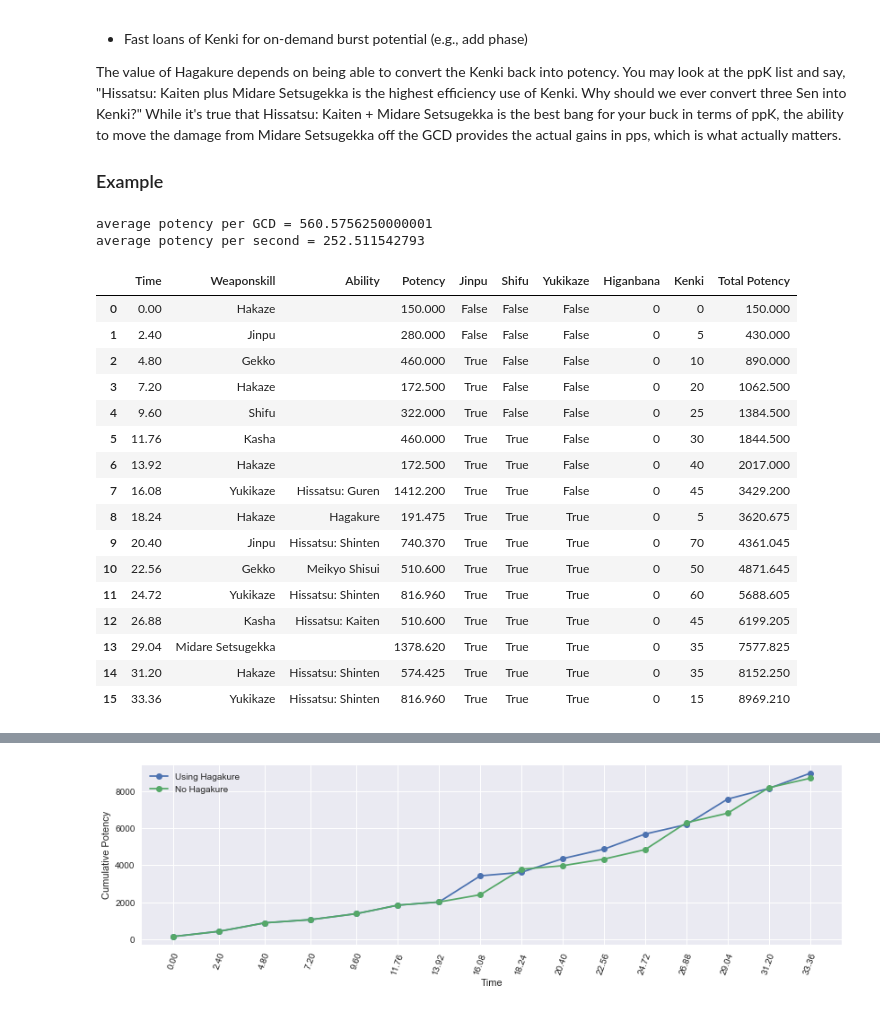
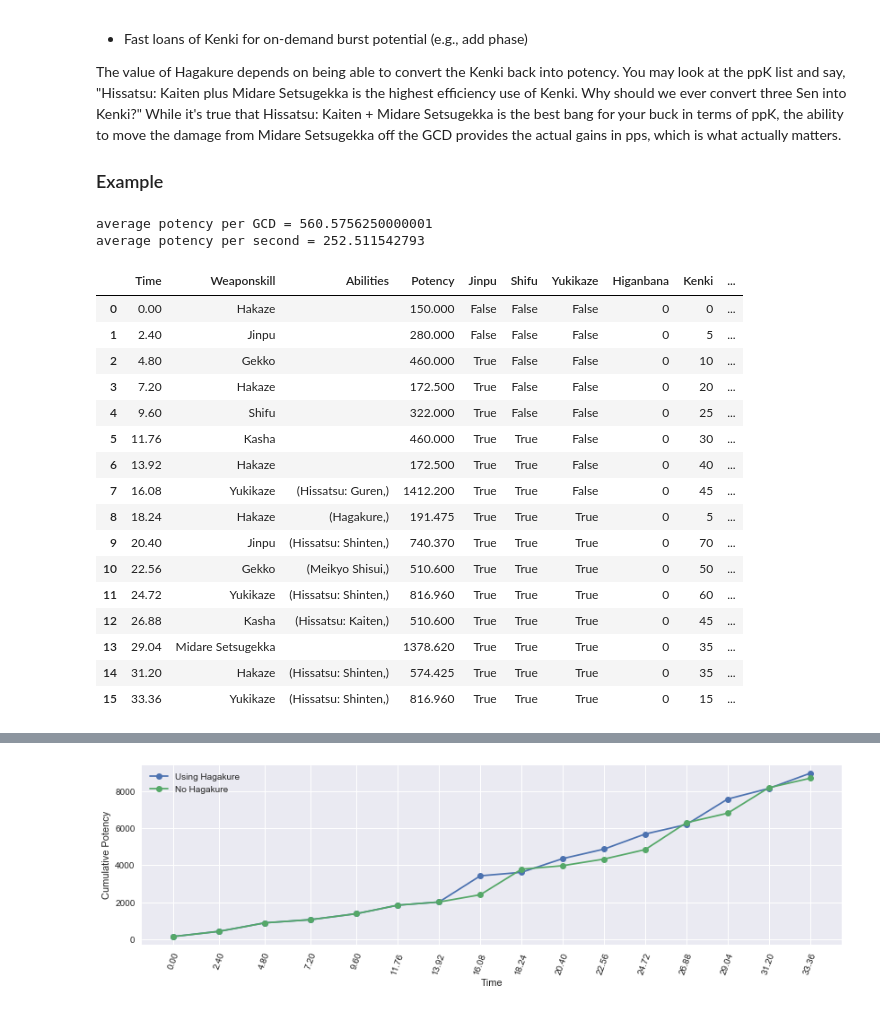
Before and after one commit to rconcep/ffxiv, a Jupyter notebook: sam-by-the-numbers-part-5.ipynb, the cells around one changed output, grey strips where cells are left out. Saved outputs shown, nothing was run; the diff lists cells and outputs as text; code cells hidden in the pictures.

```diff
--- a/sam-by-the-numbers-part-5.ipynb
+++ b/sam-by-the-numbers-part-5.ipynb
@@ -492,36 +507,36 @@ The value of Hagakure depends on being able to convert the Kenki back into poten
 
 ### Example
 # %%
-sam = Samurai(kenki_mastery=True)
+sam = Samurai(kenki_mastery=2)
 
 actions = [('Hakaze'), ('Jinpu'), ('Gekko'),
            ('Hakaze'), ('Shifu'), ('Kasha'),
            ('Hakaze'), ('Yukikaze', 'Hissatsu: Guren'),
            ('Hakaze', 'Hagakure'), ('Jinpu', 'Hissatsu: Shinten'), ('Gekko', 'Meikyo Shisui'),
            ('Yukikaze', 'Hissatsu: Shinten'), ('Kasha', 'Hissatsu: Kaiten'),
            ('Midare Setsugekka'),
            ('Hakaze', 'Hissatsu: Shinten'), ('Yukikaze', 'Hissatsu: Shinten')]
 
 df_hgk1, average_potency, pps = sam.parse_rotation(actions)
 display(df_hgk1)
 # %% [output]
 average potency per GCD = 560.5756250000001
 average potency per second = 252.511542793
-|  | Time | Weaponskill | Ability | Potency | Jinpu | Shifu | Yukikaze | Higanbana | Kenki | Total Potency |
-| 0 | 0.00 | Hakaze |  | 150.000 | False | False | False | 0 | 0 | 150.000 |
-| 1 | 2.40 | Jinpu |  | 280.000 | False | False | False | 0 | 5 | 430.000 |
-| 2 | 4.80 | Gekko |  | 460.000 | True | False | False | 0 | 10 | 890.000 |
-| 3 | 7.20 | Hakaze |  | 172.500 | True | False | False | 0 | 20 | 1062.500 |
-| 4 | 9.60 | Shifu |  | 322.000 | True | False | False | 0 | 25 | 1384.500 |
-| 5 | 11.76 | Kasha |  | 460.000 | True | True | False | 0 | 30 | 1844.500 |
-| 6 | 13.92 | Hakaze |  | 172.500 | True | True | False | 0 | 40 | 2017.000 |
-| 7 | 16.08 | Yukikaze | Hissatsu: Guren | 1412.200 | True | True | False | 0 | 45 | 3429.200 |
-| 8 | 18.24 | Hakaze | Hagakure | 191.475 | True | True | True | 0 | 5 | 3620.675 |
-| 9 | 20.40 | Jinpu | Hissatsu: Shinten | 740.370 | True | True | True | 0 | 70 | 4361.045 |
-| 10 | 22.56 | Gekko | Meikyo Shisui | 510.600 | True | True | True | 0 | 50 | 4871.645 |
-| 11 | 24.72 | Yukikaze | Hissatsu: Shinten | 816.960 | True | True | True | 0 | 60 | 5688.605 |
-| 12 | 26.88 | Kasha | Hissatsu: Kaiten | 510.600 | True | True | True | 0 | 45 | 6199.205 |
-| 13 | 29.04 | Midare Setsugekka |  | 1378.620 | True | True | True | 0 | 35 | 7577.825 |
-| 14 | 31.20 | Hakaze | Hissatsu: Shinten | 574.425 | True | True | True | 0 | 35 | 8152.250 |
-| 15 | 33.36 | Yukikaze | Hissatsu: Shinten | 816.960 | True | True | True | 0 | 15 | 8969.210 |
+|  | Time | Weaponskill | Abilities | Potency | Jinpu | Shifu | Yukikaze | Higanbana | Kenki | ... |
+| 0 | 0.00 | Hakaze |  | 150.000 | False | False | False | 0 | 0 | ... |
+| 1 | 2.40 | Jinpu |  | 280.000 | False | False | False | 0 | 5 | ... |
+| 2 | 4.80 | Gekko |  | 460.000 | True | False | False | 0 | 10 | ... |
+| 3 | 7.20 | Hakaze |  | 172.500 | True | False | False | 0 | 20 | ... |
+| 4 | 9.60 | Shifu |  | 322.000 | True | False | False | 0 | 25 | ... |
+| 5 | 11.76 | Kasha |  | 460.000 | True | True | False | 0 | 30 | ... |
+| 6 | 13.92 | Hakaze |  | 172.500 | True | True | False | 0 | 40 | ... |
+| 7 | 16.08 | Yukikaze | (Hissatsu: Guren,) | 1412.200 | True | True | False | 0 | 45 | ... |
+| 8 | 18.24 | Hakaze | (Hagakure,) | 191.475 | True | True | True | 0 | 5 | ... |
+| 9 | 20.40 | Jinpu | (Hissatsu: Shinten,) | 740.370 | True | True | True | 0 | 70 | ... |
+| 10 | 22.56 | Gekko | (Meikyo Shisui,) | 510.600 | True | True | True | 0 | 50 | ... |
+| 11 | 24.72 | Yukikaze | (Hissatsu: Shinten,) | 816.960 | True | True | True | 0 | 60 | ... |
+| 12 | 26.88 | Kasha | (Hissatsu: Kaiten,) | 510.600 | True | True | True | 0 | 45 | ... |
+| 13 | 29.04 | Midare Setsugekka |  | 1378.620 | True | True | True | 0 | 35 | ... |
+| 14 | 31.20 | Hakaze | (Hissatsu: Shinten,) | 574.425 | True | True | True | 0 | 35 | ... |
+| 15 | 33.36 | Yukikaze | (Hissatsu: Shinten,) | 816.960 | True | True | True | 0 | 15 | ... |
 # %%
```
Also changed, not shown: parts of 17 cells of this notebook, 13 other files.
